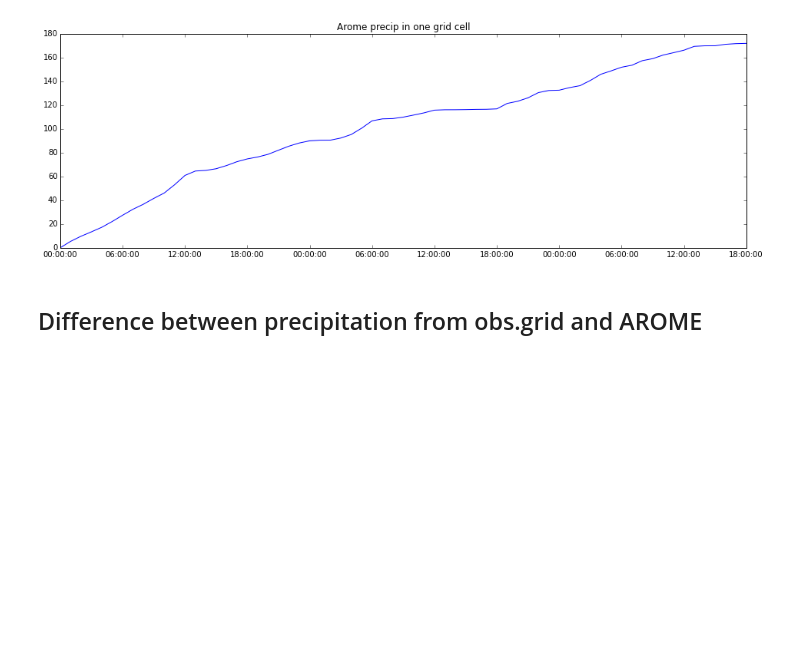
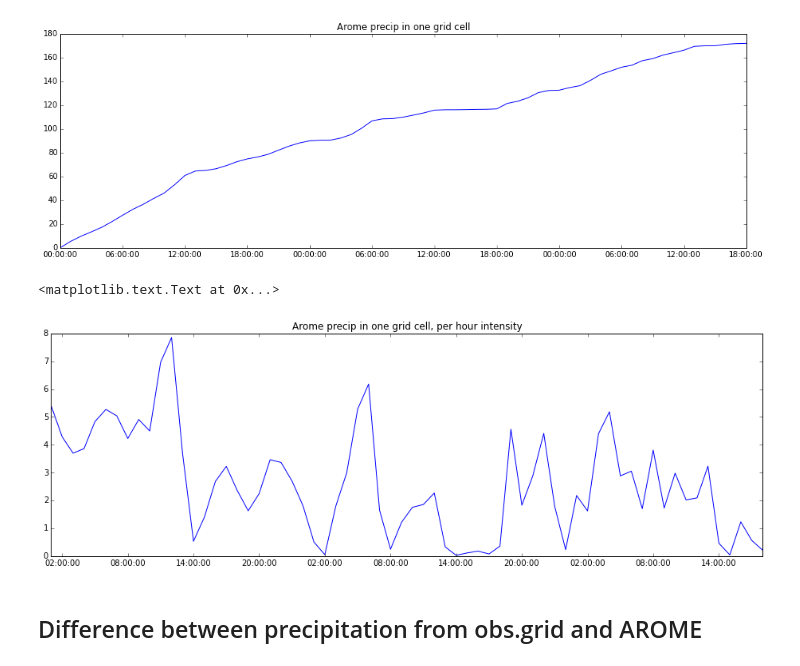
Before and after one commit to kmunve/TSanalysis, a Jupyter notebook: Crocus/checking_snowhow_forcing.ipynb, the cells around one changed output. Saved outputs shown, nothing was run; the diff lists cells and outputs as text; code cells hidden in the pictures; blank space fills up the shorter version.

Commit message:
comparing obsgrid and arome - now with ipython notebook minor edits

```diff
--- a/Crocus/checking_snowhow_forcing.ipynb
+++ b/Crocus/checking_snowhow_forcing.ipynb
@@ -100,6 +100,14 @@ plt.title("Arome precip in one grid cell")
 # %% [output]
 <matplotlib.text.Text at 0x...>
 [figure]
+# %%
+rainf_arome_int = np.diff(rainf_arome[:, 320, 182], axis=0)
+# reduced by one element
+plt.plot(time_arome[1:], rainf_arome_int)
+plt.title("Arome precip in one grid cell, per hour intensity")
+# %% [output]
+<matplotlib.text.Text at 0x...>
+[figure, added]
 # %% [markdown]
 ## Difference between precipitation from obs.grid and AROME
 # %%
```
